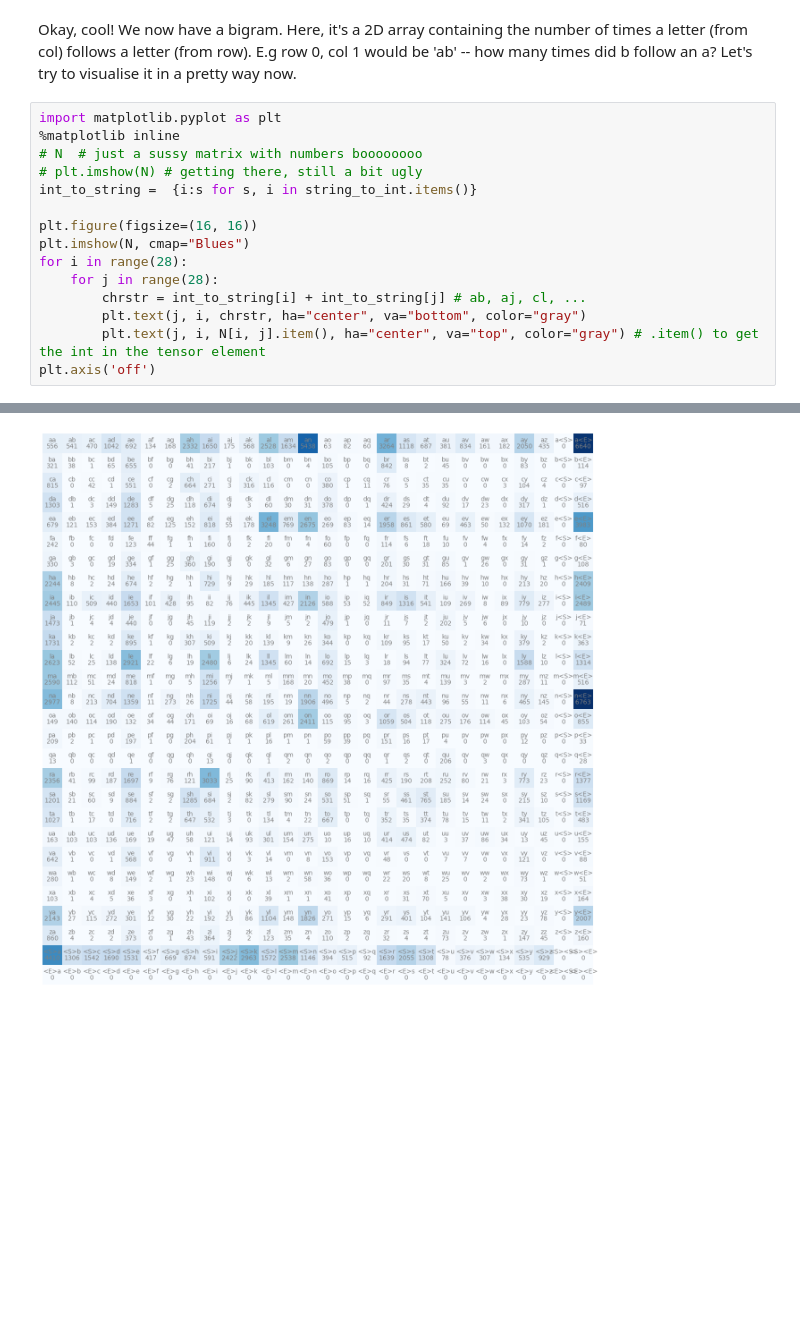
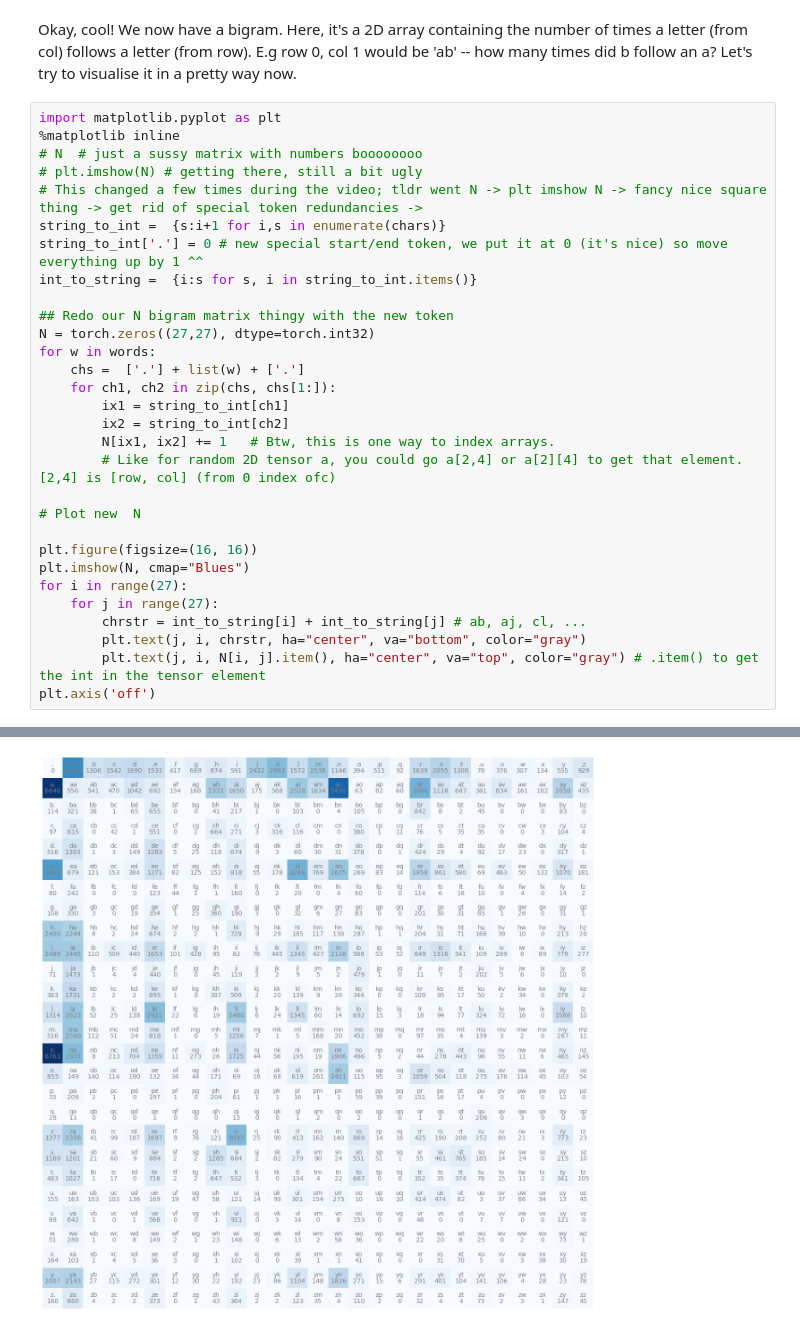
Before and after one commit to Antimatter543/karpathy-NN-lectures, a Jupyter notebook: 2 - makemore/makemore.ipynb, the cells around one changed output, grey strips where cells are left out. Cells and saved outputs as stored; diff of their text form; blank space fills up the shorter version.

Commit message:
Just an intermediate thing, showing before it was made more efficient (although I already did the efficiency part, just wanted to show on git diff)

```diff
--- a/2 - makemore/makemore.ipynb
+++ b/2 - makemore/makemore.ipynb
@@ -103,12 +103,27 @@ import matplotlib.pyplot as plt
 %matplotlib inline
 # N  # just a sussy matrix with numbers boooooooo
 # plt.imshow(N) # getting there, still a bit ugly
+# This changed a few times during the video; tldr went N -> plt imshow N -> fancy nice square thing -> get rid of special token redundancies ->
+string_to_int =  {s:i+1 for i,s in enumerate(chars)}
+string_to_int['.'] = 0 # new special start/end token, we put it at 0 (it's nice) so move everything up by 1 ^^
 int_to_string =  {i:s for s, i in string_to_int.items()}
+
+## Redo our N bigram matrix thingy with the new token
+N = torch.zeros((27,27), dtype=torch.int32)
+for w in words:
+    chs =  ['.'] + list(w) + ['.']
+    for ch1, ch2 in zip(chs, chs[1:]):
+        ix1 = string_to_int[ch1]
+        ix2 = string_to_int[ch2]
+        N[ix1, ix2] += 1   # Btw, this is one way to index arrays.
+        # Like for random 2D tensor a, you could go a[2,4] or a[2][4] to get that element. [2,4] is [row, col] (from 0 index ofc)
+
+# Plot new  N
 
 plt.figure(figsize=(16, 16))
 plt.imshow(N, cmap="Blues")
-for i in range(28):
-    for j in range(28):
+for i in range(27):
+    for j in range(27):
         chrstr = int_to_string[i] + int_to_string[j] # ab, aj, cl, ...
         plt.text(j, i, chrstr, ha="center", va="bottom", color="gray")
         plt.text(j, i, N[i, j].item(), ha="center", va="top", color="gray") # .item() to get the int in the tensor element
@@ -118 +133 @@ plt.axis('off')
-[figure, old version]
+[figure, new version]
```
Also changed, not shown: parts of 9 cells of this notebook, 1 other file.
